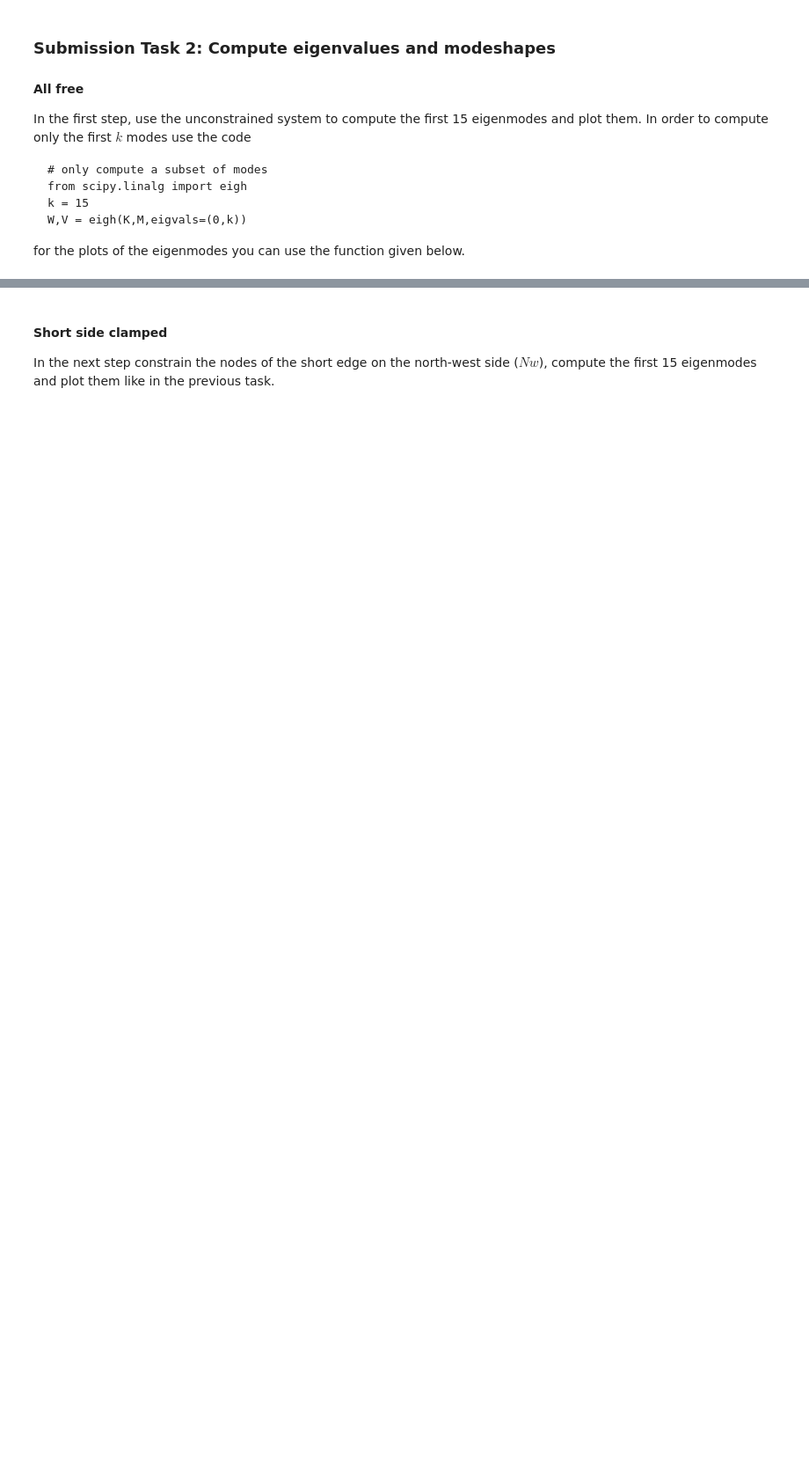
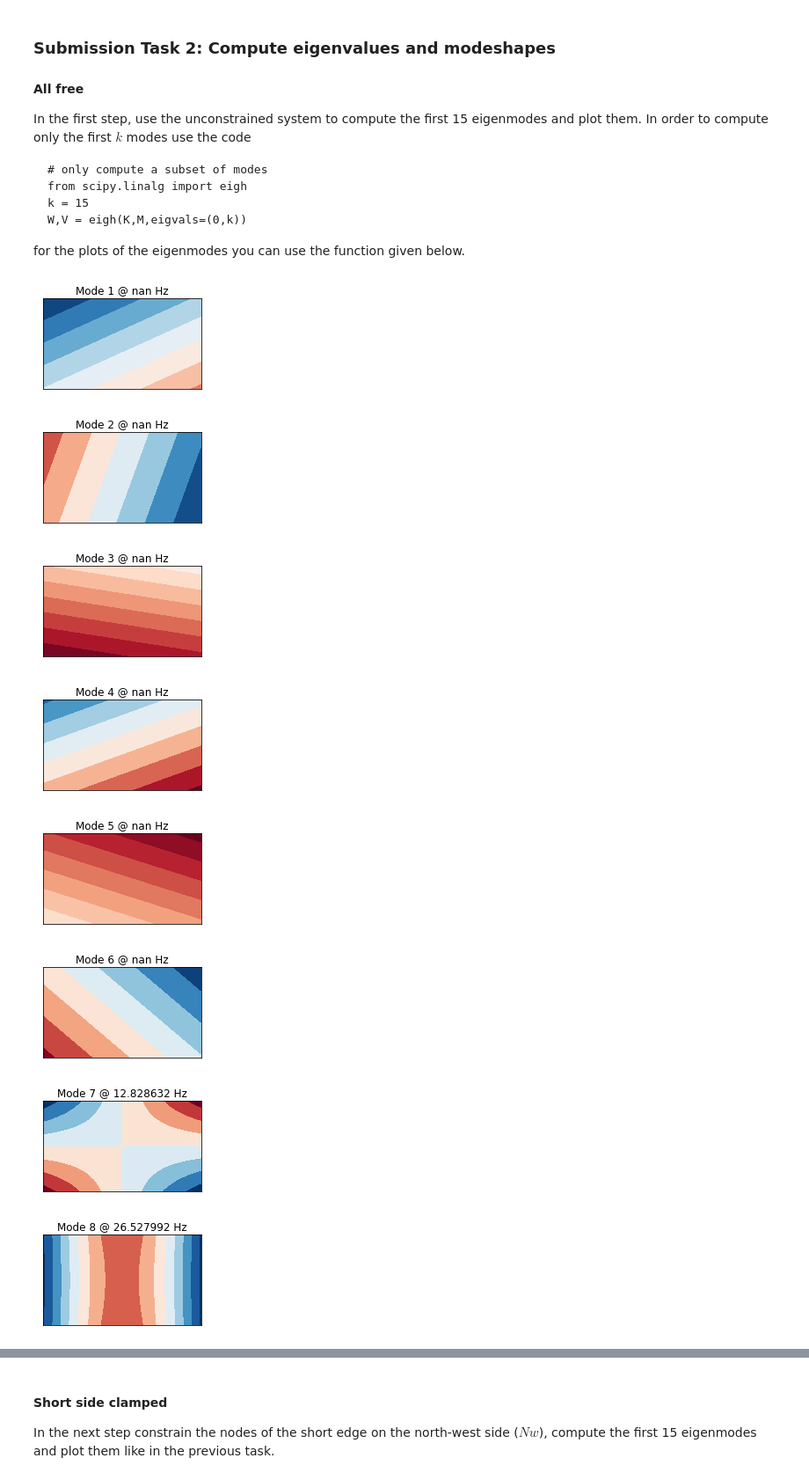
Before and after one commit to phmandl/modalanalyse, a Jupyter notebook: HW1/1_EigenvalueProblem_template.ipynb, the cells around one changed output, grey strips where cells are left out. Shown at 88% size. Saved outputs shown, nothing was run; the diff lists cells and outputs as text; code cells hidden in the pictures; blank space fills up the shorter version.

```diff
--- a/HW1/1_EigenvalueProblem_template.ipynb
+++ b/HW1/1_EigenvalueProblem_template.ipynb
@@ -376,7 +389,24 @@ def plotmodes(V) :
         fig,ax = plt.subplots(figsize=[3.5,2])
         ax.contourf(x,y,c,cmap=plt.get_cmap('RdBu'),vmin=-lim,vmax=lim)
         ax.set_aspect('equal')
-        ax.set_title('Mode %i @ %f Hz'%(i+1,sqrt(W[i])/2/pi))
+        ax.set_title('Mode %i @ %f Hz'%(i+1,sqrt(W[i])/2/math.pi))
         ax.set_xticks([])
         ax.set_yticks([])
         fig.tight_layout()
+# %%
+# only compute a subset of modes
+import math
+from scipy.linalg import eigh
+k = 15
+W,V = eigh(K,M,eigvals=(0,k))
+
+plotmodes(V)
+# %% [output]
+[figure, added]
+[figure, added]
+[figure, added]
+[figure, added]
+[figure, added]
+[figure, added]
+[figure, added]
+[figure, added]
```
Also changed, not shown: parts of 6 cells of this notebook.
